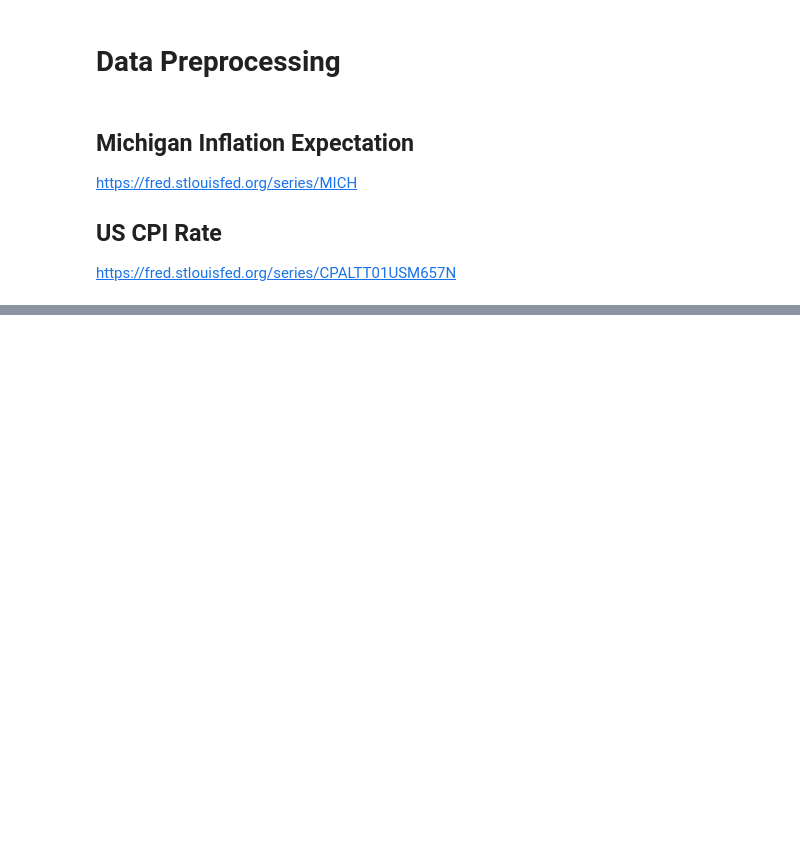
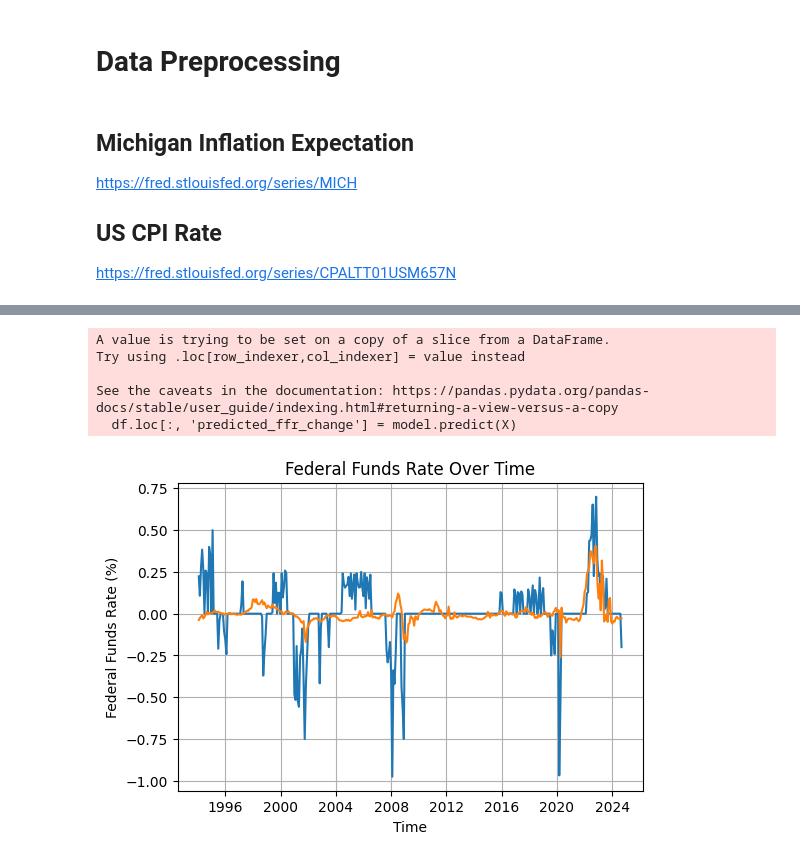
Before and after one commit to brianlzhou/109a-project, a Jupyter notebook: milestone3.ipynb, the cells around one changed output, grey strips where cells are left out. Cells and saved outputs as stored; diff of their text form; code cells hidden in the pictures; blank space fills up the shorter version.

```diff
--- a/milestone3.ipynb
+++ b/milestone3.ipynb
@@ -59,2 +84,17 @@ df = pd.merge(df, df_unemployment, on='date', how='inner')
+# %%
+df['ffr_1m_change'] = df['ffr'] - df['ffr'].shift(1)  # 1-month change
+# df['ffr_3m_change'] = df['ffr'] - df['ffr'].shift(3)  # 3-month change
+# df['ffr_6m_change'] = df['ffr'] - df['ffr'].shift(6)  # 6-month change
+# df['ffr_12m_change'] = df['ffr'] - df['ffr'].shift(12)  # 12-month change
+# df['ffr_24m_change'] = df['ffr'] - df['ffr'].shift(24)  # 24-month change
+
+# df= pd.merge(df, df_unemployment, left_on='date', right_on='date', how='outer')
+df = pd.merge(df, df_unemployment, on='date', how='inner')
+df= pd.merge(df, df_inflation, on='date', how='inner')
+df= pd.merge(df, df_expected_cpi, on='date', how='inner')
+df= pd.merge(df, df_pce, on='date', how='inner')
+
+change_predictors = ['ffr', 'unemployment', 'inflation', 'expected_cpi', 'pce']
+for change_predictor in change_
 # %%
 df
@@ -75,13 +141,3 @@ while date < pd.to_datetime('2024-10-01'):
     if date not in df['date'].values:
         print('missing: '+str(date))
     date += month
-# %%
-df['ffr_1m_change'] = df['ffr'] - df['ffr'].shift(1)  # 1-month change
-# df['ffr_3m_change'] = df['ffr'] - df['ffr'].shift(3)  # 3-month change
-# df['ffr_6m_change'] = df['ffr'] - df['ffr'].shift(6)  # 6-month change
-# df['ffr_12m_change'] = df['ffr'] - df['ffr'].shift(12)  # 12-month change
-# df['ffr_24m_change'] = df['ffr'] - df['ffr'].shift(24)  # 24-month change
-
-# df= pd.merge(df, df_unemployment, left_on='date', right_on='date', how='outer')
-df= pd.merge(df, df_cpi, left_on='date', right_on='DATE', how='outer')
-df= pd.merge(df, df_expected_cpi, left_on='date', right_on='DATE', how='outer')
@@ -90,7 +144,10 @@ df
 # %%
 df = df.dropna()
 
-X = df[['unemployment', 'ffr']]
+X = df[['unemployment', 'ffr', 'inflation', 'expected_cpi']]
+X['unemployment_inflation'] = X['unemployment'] * X['inflation']
+X['unemployment_expected_cpi'] = X['unemployment'] * X['expected_cpi']
+X['inflation_expected_cpi'] = X['inflation'] * X['expected_cpi']
 y = df['ffr_1m_change']
 
 X_train, X_test, y_train, y_test = train_test_split(X, y, test_size=0.2, random_state=42)
@@ -102,5 +159,5 @@ y_pred = model.predict(X_test)
 mse = mean_squared_error(y_test, y_pred)
 r2 = r2_score(y_test, y_pred)
 
-print("Coefficients (Unemployment, FFR):", model.coef_)
+print("Coefficients:", model.coef_)
 print("Intercept:", model.intercept_)
@@ -107,11 +178,18 @@ print("Intercept:", model.intercept_)
 # %%
-df['predicted_ffr_change'] = model.predict(X)
+df.loc[:, 'predicted_ffr_change'] = model.predict(X)
 
 plt.figure(figsize=(6, 4))
 plt.plot(df.date, df.ffr_1m_change)
 plt.plot(df.date, df.predicted_ffr_change)
 plt.title('Federal Funds Rate Over Time')
 plt.xlabel('Time')
 plt.ylabel('Federal Funds Rate (%)')
 plt.grid()
 plt.show()
+# %% [output]
+A value is trying to be set on a copy of a slice from a DataFrame.
+Try using .loc[row_indexer,col_indexer] = value instead
+
+See the caveats in the documentation: https://pandas.pydata.org/pandas-docs/stable/user_guide/indexing.html#returning-a-view-versus-a-copy
+  df.loc[:, 'predicted_ffr_change'] = model.predict(X)
+[figure, added]
```
Also changed, not shown: parts of 10 cells of this notebook, 2 other files.
